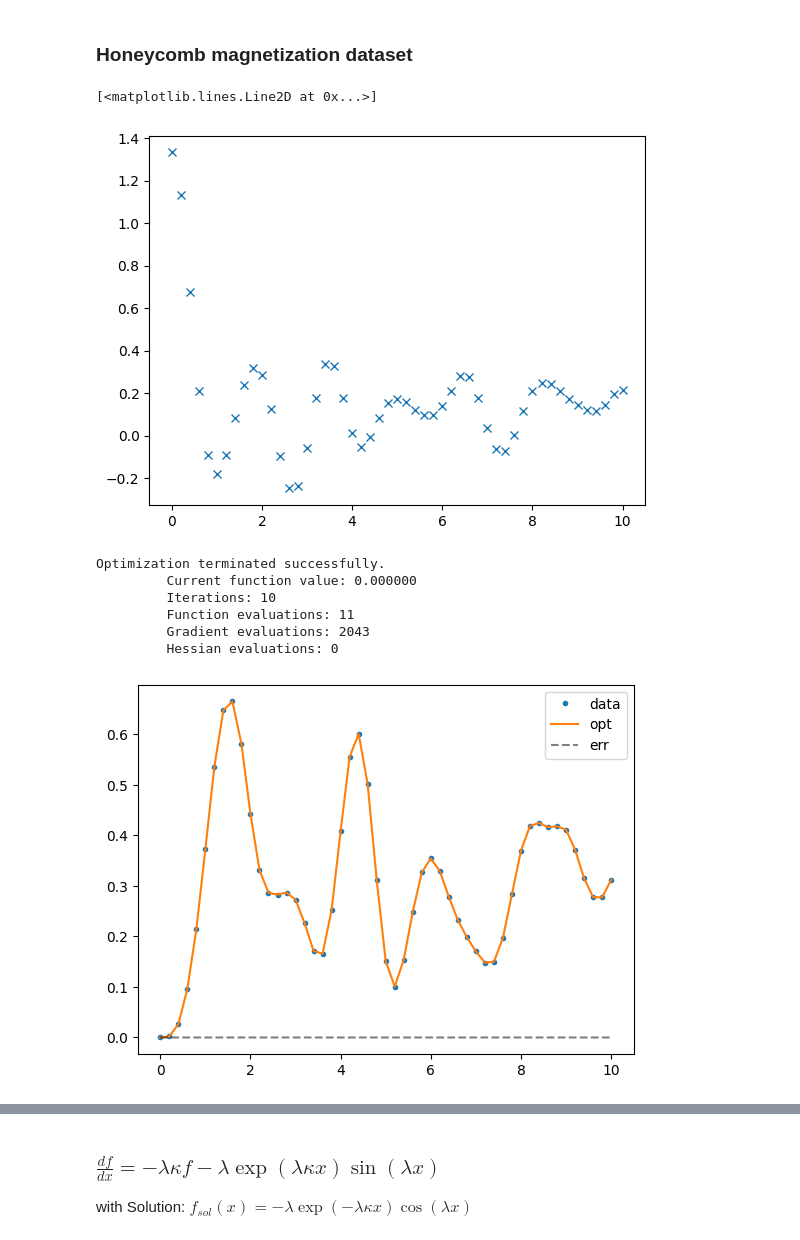
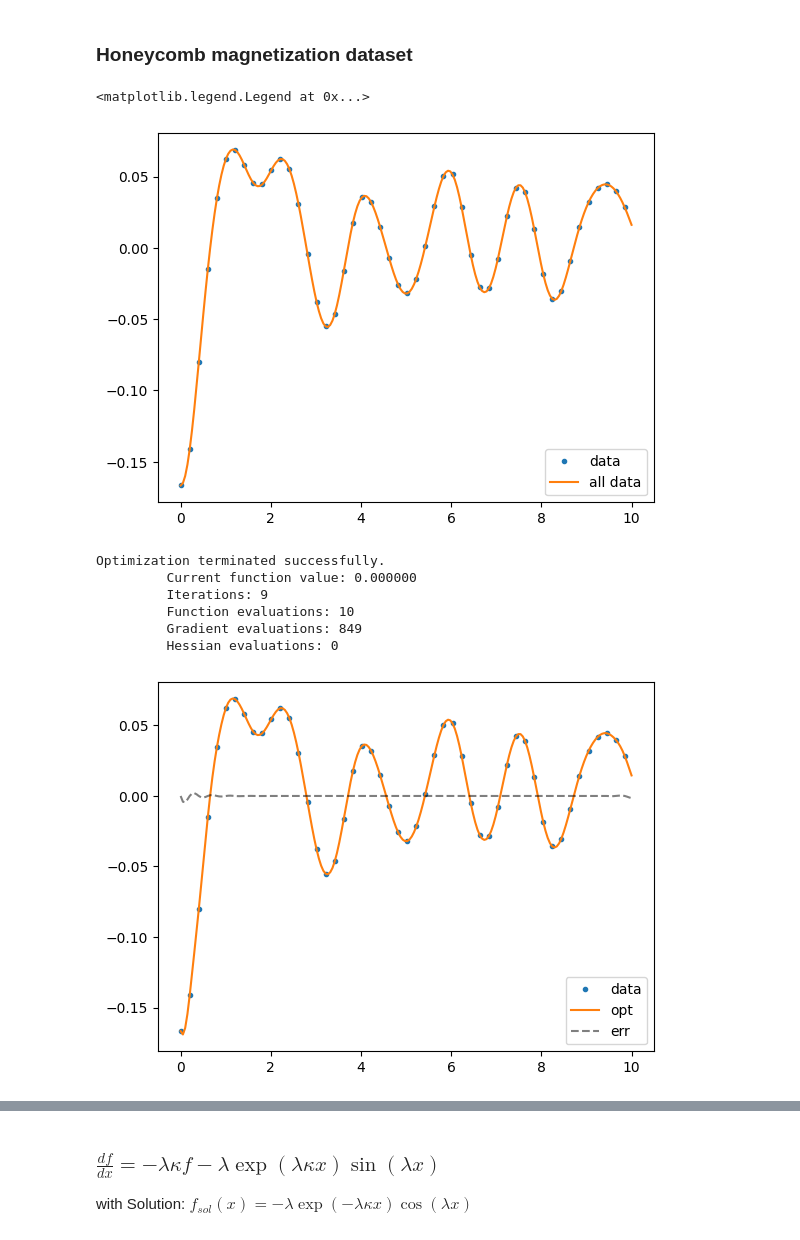
Before and after one commit to LeonardEyer/QKM, a Jupyter notebook: QKM.ipynb, the cells around one changed output, grey strips where cells are left out. Saved outputs shown, nothing was run; the diff lists cells and outputs as text; code cells hidden in the pictures.

```diff
--- a/QKM.ipynb
+++ b/QKM.ipynb
@@ -157,34 +93,41 @@ plt.show()
 # %% [markdown]
 ### Honeycomb magnetization dataset
 # %%
-data = quantum_dataset()
+data = quantum_dataset(n_samples=200)
+
 x = data[:, 0]
-y = data[:, 1] * 8
-data = np.array([x, y])
-plt.plot(x, y, 'x')
+y = data[:, 1]
+
+x_train = x[::4]
+y_train = y[::4]
+
+data = np.array([x_train, y_train])
+plt.plot(x_train, y_train, ".", label="data")
+plt.plot(x, y, label="all data")
+plt.legend()
 # %% [output]
-[<matplotlib.lines.Line2D at 0x...>]
+<matplotlib.legend.Legend at 0x...>
-[figure, old version]
+[figure, new version]
 # %%
 k = K_classical(0.20)
-f, losses_classical = mmr(X=x, Y=x, F=y, K=k)
+f, losses_classical = mmr(X=x_train, Y=x_train, F=y_train, K=k)
 # %% [output]
 Optimization terminated successfully.
          Current function value: 0.000000
-         Iterations: 10
-         Function evaluations: 11
-         Gradient evaluations: 2043
+         Iterations: 9
+         Function evaluations: 10
+         Gradient evaluations: 849
          Hessian evaluations: 0
 # %%
 mmr_classical_predict = np.array([f(x) for x in x])
 
-plt.plot(x, y, ".", label="data")
+plt.plot(x_train, y_train, ".", label="data")
 plt.plot(x, mmr_classical_predict, label="opt")
 plt.plot(x, mmr_classical_predict - y, "--", label="err", alpha=0.5, color="black")
 plt.legend()
 plt.show()
 # %% [output]
-[figure, old version]
+[figure, new version]
 # %%
 plt.plot(losses_classical)
 plt.yscale("log")
```
Also changed, not shown: parts of 21 cells of this notebook, 8 other files.
